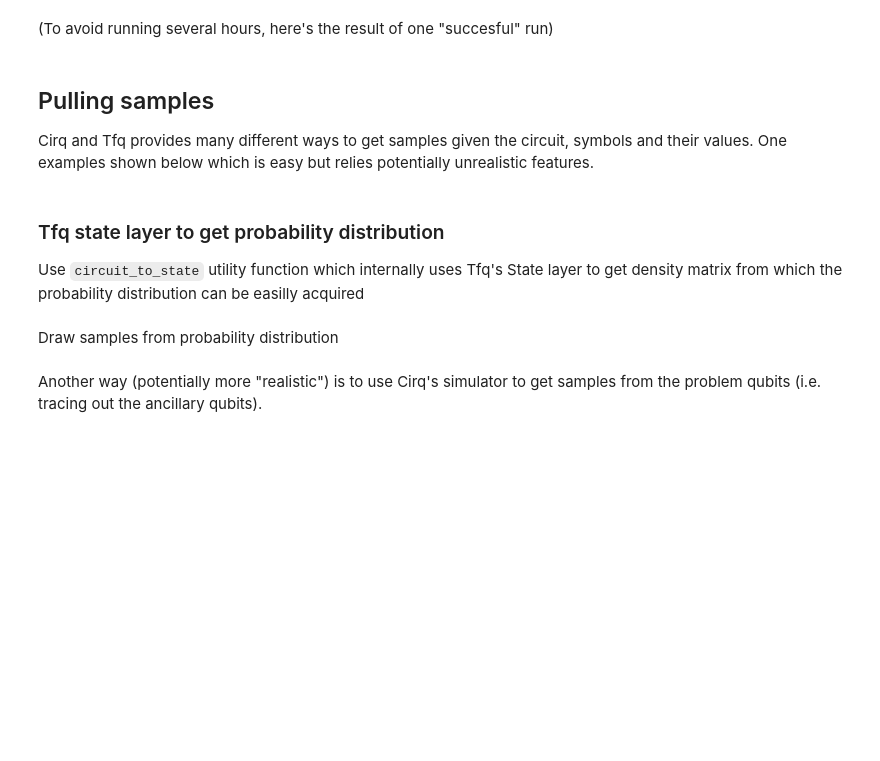
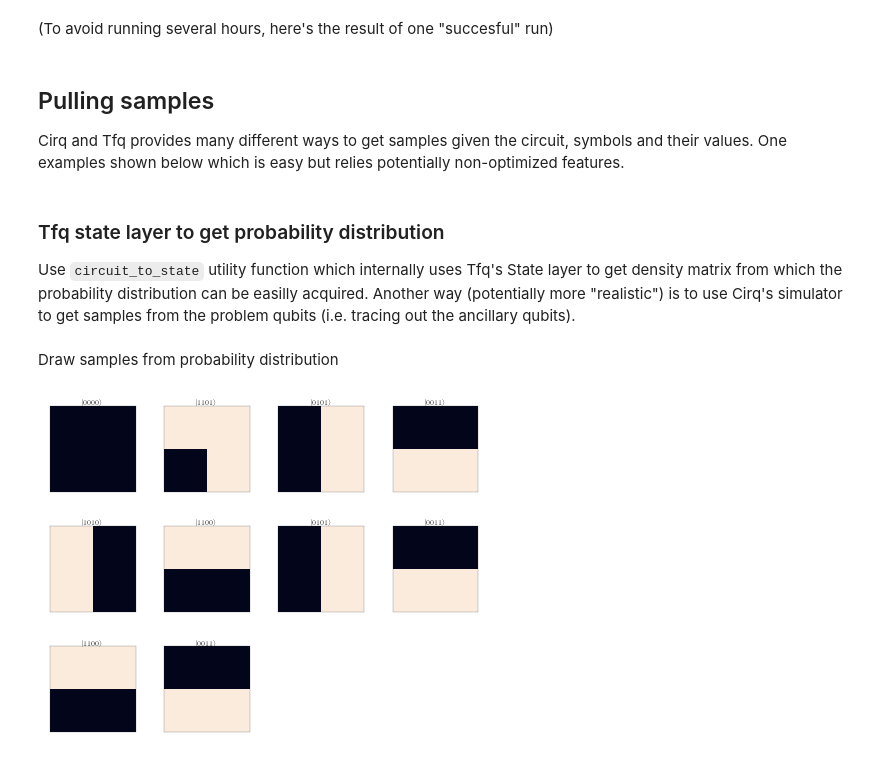
Before and after one commit to leevilehtonen/tfq-varqbm, a Jupyter notebook: varqbm_experiment.ipynb, the cells around one changed output. Saved outputs shown, nothing was run; the diff lists cells and outputs as text; code cells hidden in the pictures; blank space fills up the shorter version.

Commit message:
Refine example notebooks

```diff
--- a/varqbm_experiment.ipynb
+++ b/varqbm_experiment.ipynb
@@ -180,10 +180,10 @@ trained_symbol_values = [
 # %% [markdown]
 ## Pulling samples
 
-Cirq and Tfq provides many different ways to get samples given the circuit, symbols and their values. One examples shown below which is easy but relies potentially unrealistic features.
+Cirq and Tfq provides many different ways to get samples given the circuit, symbols and their values. One examples shown below which is easy but relies potentially non-optimized features.
 # %% [markdown]
 ### Tfq state layer to get probability distribution
-Use ``circuit_to_state`` utility function which internally uses Tfq's State layer to get density matrix from which the probability distribution can be easilly acquired
+Use ``circuit_to_state`` utility function which internally uses Tfq's State layer to get density matrix from which the probability distribution can be easilly acquired. Another way (potentially more "realistic") is to use Cirq's simulator to get samples from the problem qubits (i.e. tracing out the ancillary qubits).
 # %%
 state = circuit_to_state(
     circuit,
@@ -195,6 +195,6 @@ p_model = np.diag(state.numpy().real)
 # %% [markdown]
 Draw samples from probability distribution
 # %%
-plot_dataset(samples_from_distribution(p_model), file_format="png", size = 2)
+plot_dataset(samples_from_distribution(p_model, n = 10), file_format="png", size = 2, save=False, sort=False)
+# %% [output]
+[figure, added]
-# %% [markdown]
-Another way (potentially more "realistic") is to use Cirq's simulator to get samples from the problem qubits (i.e. tracing out the ancillary qubits).
```
Also changed, not shown: parts of 5 cells of this notebook, 1 other file.
